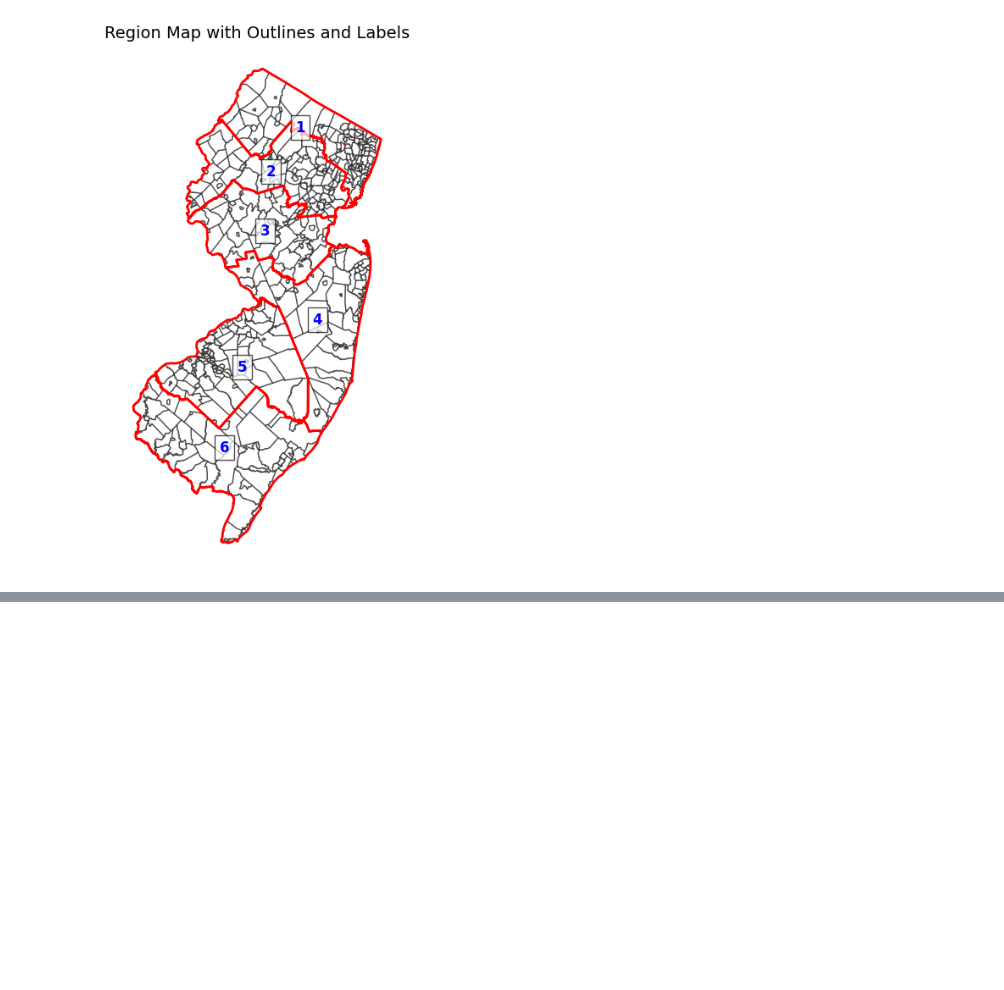
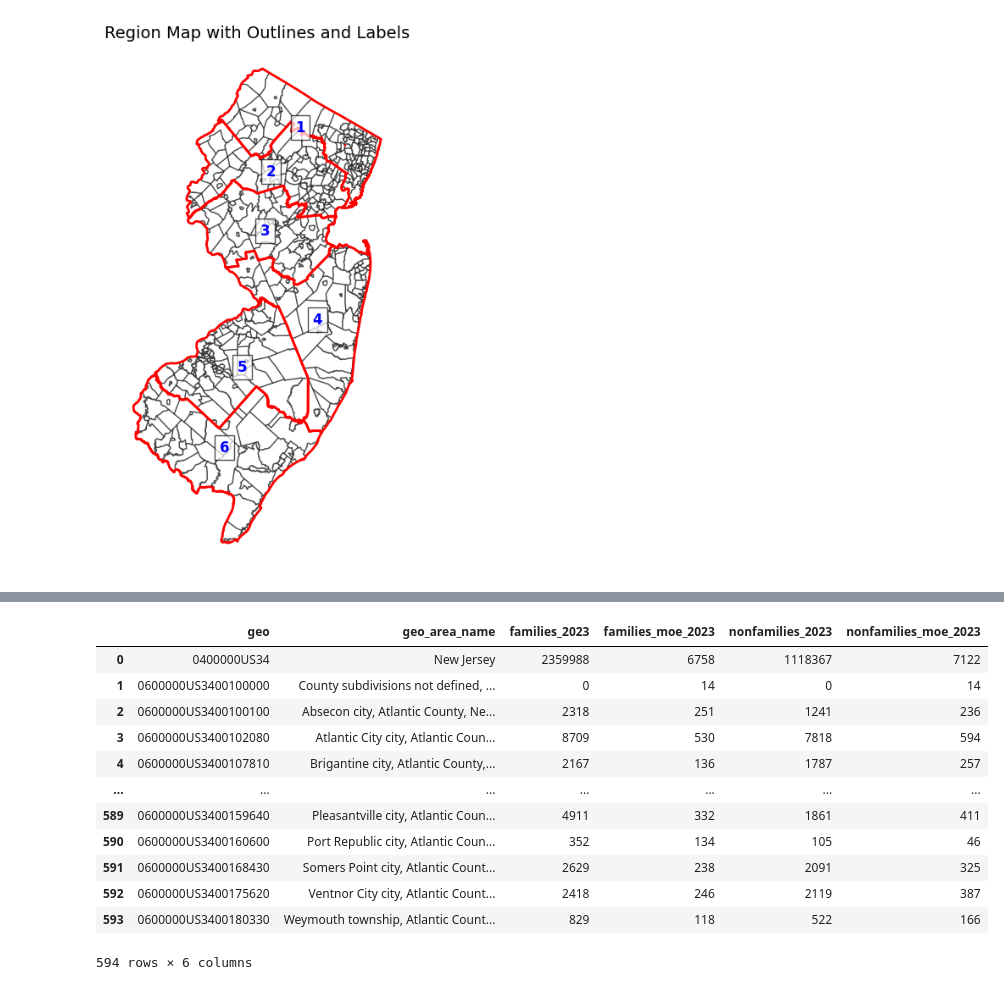
Before and after one commit to sophia268238/TSA_Real_Estate_2025, a Jupyter notebook: notebooks/nj_affordable_housing.ipynb, the cells around one changed output, grey strips where cells are left out. Drawn from its saved outputs; the diff is of its cells as text; code cells hidden in the pictures; blank space fills up the shorter version.

```diff
--- a/notebooks/nj_affordable_housing.ipynb
+++ b/notebooks/nj_affordable_housing.ipynb
@@ -983,0 +988,3 @@ plt.show()
+# %%
+s1903_2023 = pd.read_csv("../data/ACSST5Y2023.S1903-Data.no_first_row.csv")
+s1903_2018 = pd.read_csv("../data/ACSST5Y2018.S1903-Data.no_first_row.csv")
@@ -983,0 +1011,39 @@ plt.show()
+# %%
+s1903_2023_nj = s1903_2023[s1903_2023["Geographic Area Name"].str.contains("Jersey", case=False, na=False)]
+s1903_2018_nj = s1903_2018[s1903_2018["Geographic Area Name"].str.contains("Jersey", case=False, na=False)]
+
+households_cols_2023 = {"Geography": "geo",
+    "Geographic Area Name": "geo_area_name",
+    "Estimate!!Number!!FAMILIES!!Families": "families_2023",
+    "Margin of Error!!Number!!FAMILIES!!Families": "families_moe_2023",
+    "Estimate!!Number!!NONFAMILY HOUSEHOLDS!!Nonfamily households": "nonfamilies_2023",
+    "Margin of Error!!Number!!NONFAMILY HOUSEHOLDS!!Nonfamily households": "nonfamilies_moe_2023"
+                       }
+households_cols_2018 = {"Geography": "geo",
+ "Geographic Area Name": "geo_area_name",
+ "Estimate!!Number!!FAMILIES!!Families": "families_2018",
+ "Margin of Error!!Number MOE!!FAMILIES!!Families": "families_moe_2018",
+ "Estimate!!Number!!NONFAMILY HOUSEHOLDS!!Nonfamily households": "nonfamilies_2018",
+ "Margin of Error!!Number MOE!!NONFAMILY HOUSEHOLDS!!Nonfamily households": "nonfamilies_moe_2018"}
+# %%
+s1903_2023_houssholds = s1903_2023_nj[list(households_cols_2023.keys())]
+s1903_2018_households = s1903_2018_nj[list(households_cols_2018.keys())]
+# %%
+s1903_2023_houssholds = s1903_2023_houssholds.copy().rename(columns=households_cols_2023)
+s1903_2018_households = s1903_2018_households.copy().rename(columns=households_cols_2018)
+# %%
+s1903_2023_houssholds
+# %% [output]
+|  | geo | geo_area_name | families_2023 | families_moe_2023 | nonfamilies_2023 | nonfamilies_moe_2023 |
+| 0 | 0400000US34 | New Jersey | 2359988 | 6758 | 1118367 | 7122 |
+| 1 | 0600000US3400100000 | County subdivisions not defined, ... | 0 | 14 | 0 | 14 |
+| 2 | 0600000US3400100100 | Absecon city, Atlantic County, Ne... | 2318 | 251 | 1241 | 236 |
+| 3 | 0600000US3400102080 | Atlantic City city, Atlantic Coun... | 8709 | 530 | 7818 | 594 |
+| 4 | 0600000US3400107810 | Brigantine city, Atlantic County,... | 2167 | 136 | 1787 | 257 |
+| ... | ... | ... | ... | ... | ... | ... |
+| 589 | 0600000US3400159640 | Pleasantville city, Atlantic Coun... | 4911 | 332 | 1861 | 411 |
+| 590 | 0600000US3400160600 | Port Republic city, Atlantic Coun... | 352 | 134 | 105 | 46 |
+| 591 | 0600000US3400168430 | Somers Point city, Atlantic Count... | 2629 | 238 | 2091 | 325 |
+| 592 | 0600000US3400175620 | Ventnor City city, Atlantic Count... | 2418 | 246 | 2119 | 387 |
+| 593 | 0600000US3400180330 | Weymouth township, Atlantic Count... | 829 | 118 | 522 | 166 |
+594 rows × 6 columns
```
Also changed, not shown: parts of 45 cells of this notebook.
